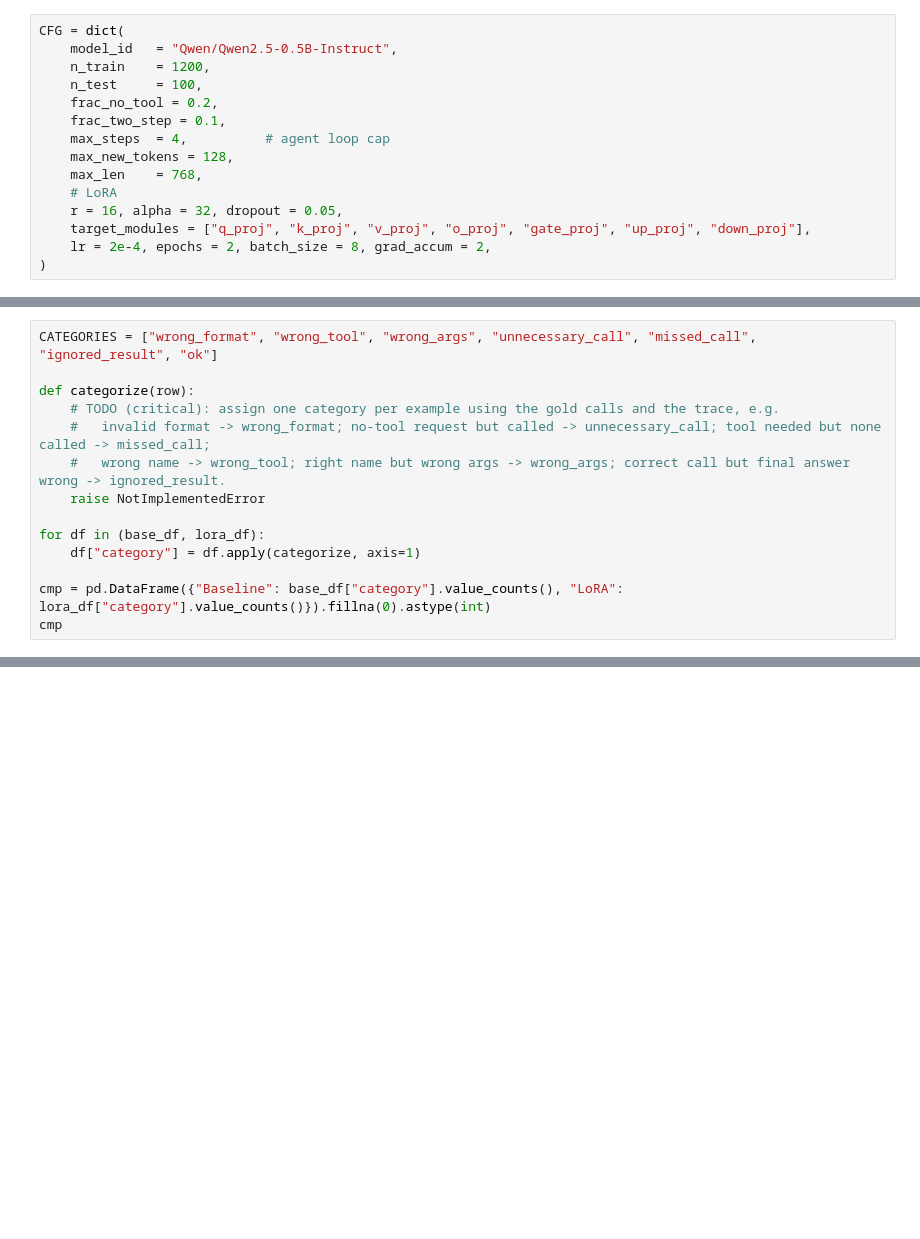
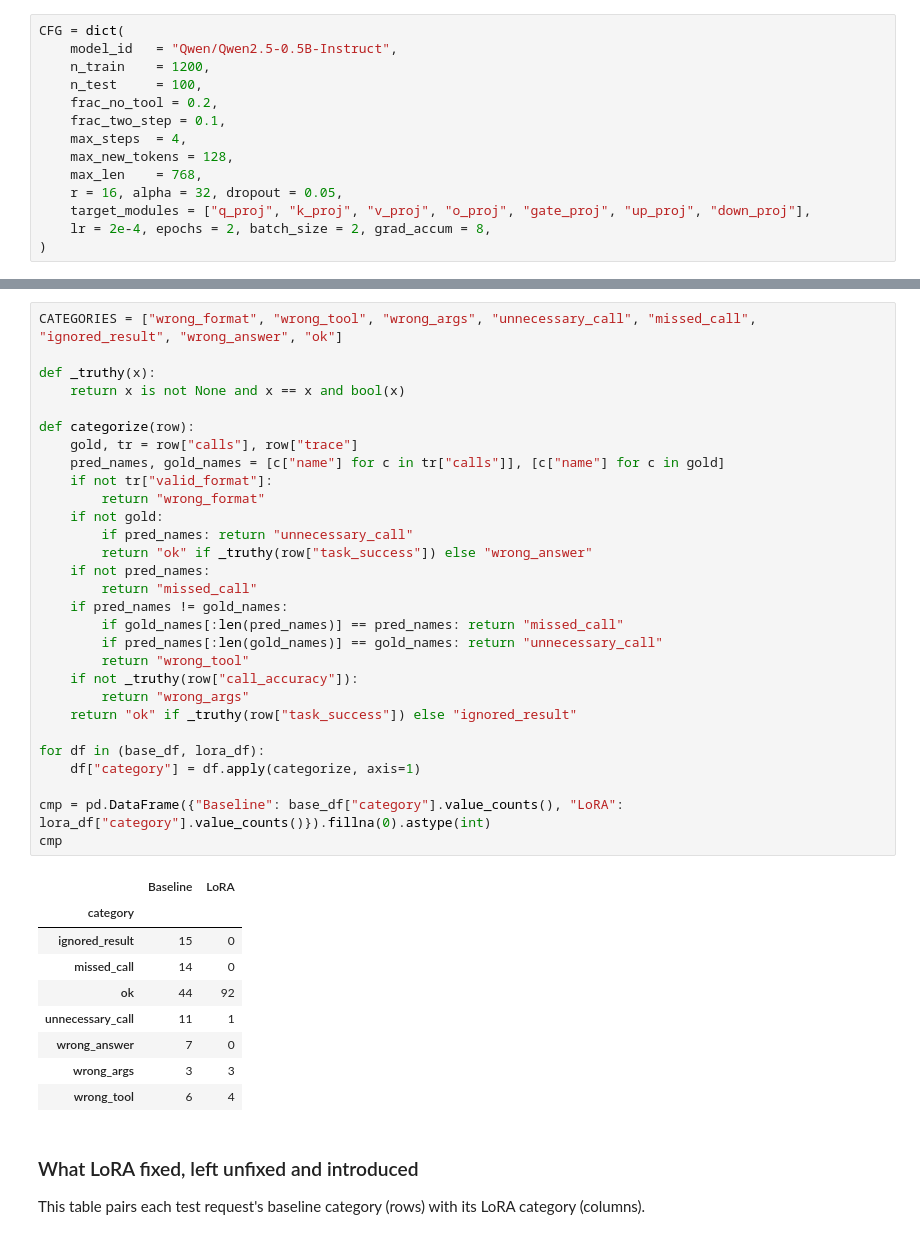
Before and after one commit to Sulojan2027/Vision_Coursework, a Jupyter notebook: Sem07_Deep_Learning_for_Vision/Assignment_1/part2.ipynb, the cells around one changed output, grey strips where cells are left out. Drawn from its saved outputs; the diff is of its cells as text; blank space fills up the shorter version.

```diff
--- a/Sem07_Deep_Learning_for_Vision/Assignment_1/part2.ipynb
+++ b/Sem07_Deep_Learning_for_Vision/Assignment_1/part2.ipynb
@@ -39,11 +60,10 @@ CFG = dict(
     n_test     = 100,
     frac_no_tool = 0.2,
     frac_two_step = 0.1,
-    max_steps  = 4,          # agent loop cap
+    max_steps  = 4,
     max_new_tokens = 128,
     max_len    = 768,
-    # LoRA
     r = 16, alpha = 32, dropout = 0.05,
     target_modules = ["q_proj", "k_proj", "v_proj", "o_proj", "gate_proj", "up_proj", "down_proj"],
-    lr = 2e-4, epochs = 2, batch_size = 8, grad_accum = 2,
+    lr = 2e-4, epochs = 2, batch_size = 2, grad_accum = 8,
 )
@@ -296,14 +627,0 @@ results.to_csv(f"{OUT_DIR}/results.csv"); results
-# %%
-CATEGORIES = ["wrong_format", "wrong_tool", "wrong_args", "unnecessary_call", "missed_call", "ignored_result", "ok"]
-
-def categorize(row):
-    # TODO (critical): assign one category per example using the gold calls and the trace, e.g.
-    #   invalid format -> wrong_format; no-tool request but called -> unnecessary_call; tool needed but none called -> missed_call;
-    #   wrong name -> wrong_tool; right name but wrong args -> wrong_args; correct call but final answer wrong -> ignored_result.
-    raise NotImplementedError
-
-for df in (base_df, lora_df):
-    df["category"] = df.apply(categorize, axis=1)
-
-cmp = pd.DataFrame({"Baseline": base_df["category"].value_counts(), "LoRA": lora_df["category"].value_counts()}).fillna(0).astype(int)
-cmp
@@ -310 +638,44 @@ cmp
+# %%
+CATEGORIES = ["wrong_format", "wrong_tool", "wrong_args", "unnecessary_call", "missed_call", "ignored_result", "wrong_answer", "ok"]
+
+def _truthy(x):
+    return x is not None and x == x and bool(x)
+
+def categorize(row):
+    gold, tr = row["calls"], row["trace"]
+    pred_names, gold_names = [c["name"] for c in tr["calls"]], [c["name"] for c in gold]
+    if not tr["valid_format"]:
+        return "wrong_format"
+    if not gold:
+        if pred_names: return "unnecessary_call"
+        return "ok" if _truthy(row["task_success"]) else "wrong_answer"
+    if not pred_names:
+        return "missed_call"
+    if pred_names != gold_names:
+        if gold_names[:len(pred_names)] == pred_names: return "missed_call"
+        if pred_names[:len(gold_names)] == gold_names: return "unnecessary_call"
+        return "wrong_tool"
+    if not _truthy(row["call_accuracy"]):
+        return "wrong_args"
+    return "ok" if _truthy(row["task_success"]) else "ignored_result"
+
+for df in (base_df, lora_df):
+    df["category"] = df.apply(categorize, axis=1)
+
+cmp = pd.DataFrame({"Baseline": base_df["category"].value_counts(), "LoRA": lora_df["category"].value_counts()}).fillna(0).astype(int)
+cmp
+# %% [output]
+|  | Baseline | LoRA |
+| category |  |  |
+| ignored_result | 15 | 0 |
+| missed_call | 14 | 0 |
+| ok | 44 | 92 |
+| unnecessary_call | 11 | 1 |
+| wrong_answer | 7 | 0 |
+| wrong_args | 3 | 3 |
+| wrong_tool | 6 | 4 |
+# %% [markdown]
+### What LoRA fixed, left unfixed and introduced
+
+This table pairs each test request's baseline category (rows) with its LoRA category (columns).
 # %%
```
Also changed, not shown: parts of 41 cells of this notebook, 5 other files.
